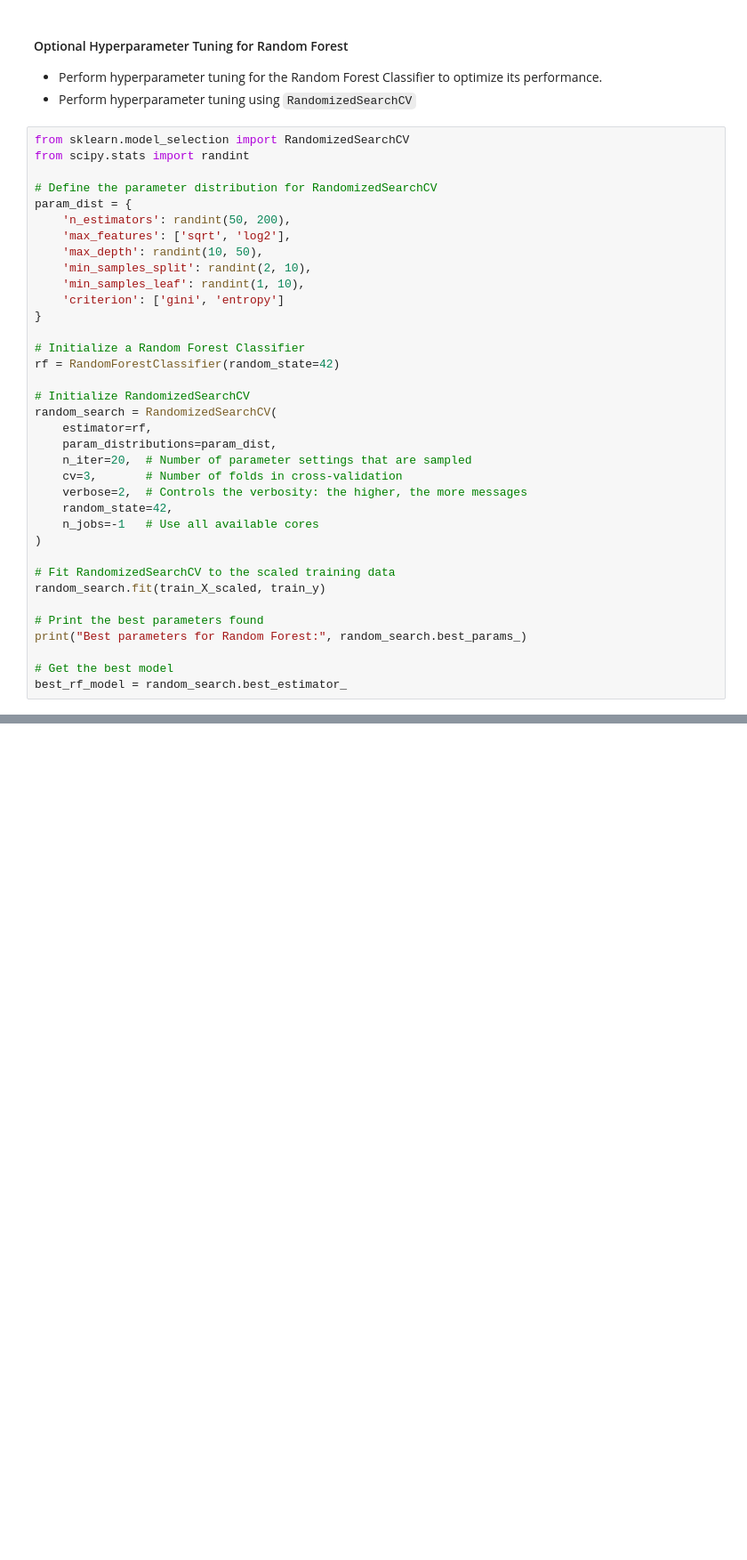
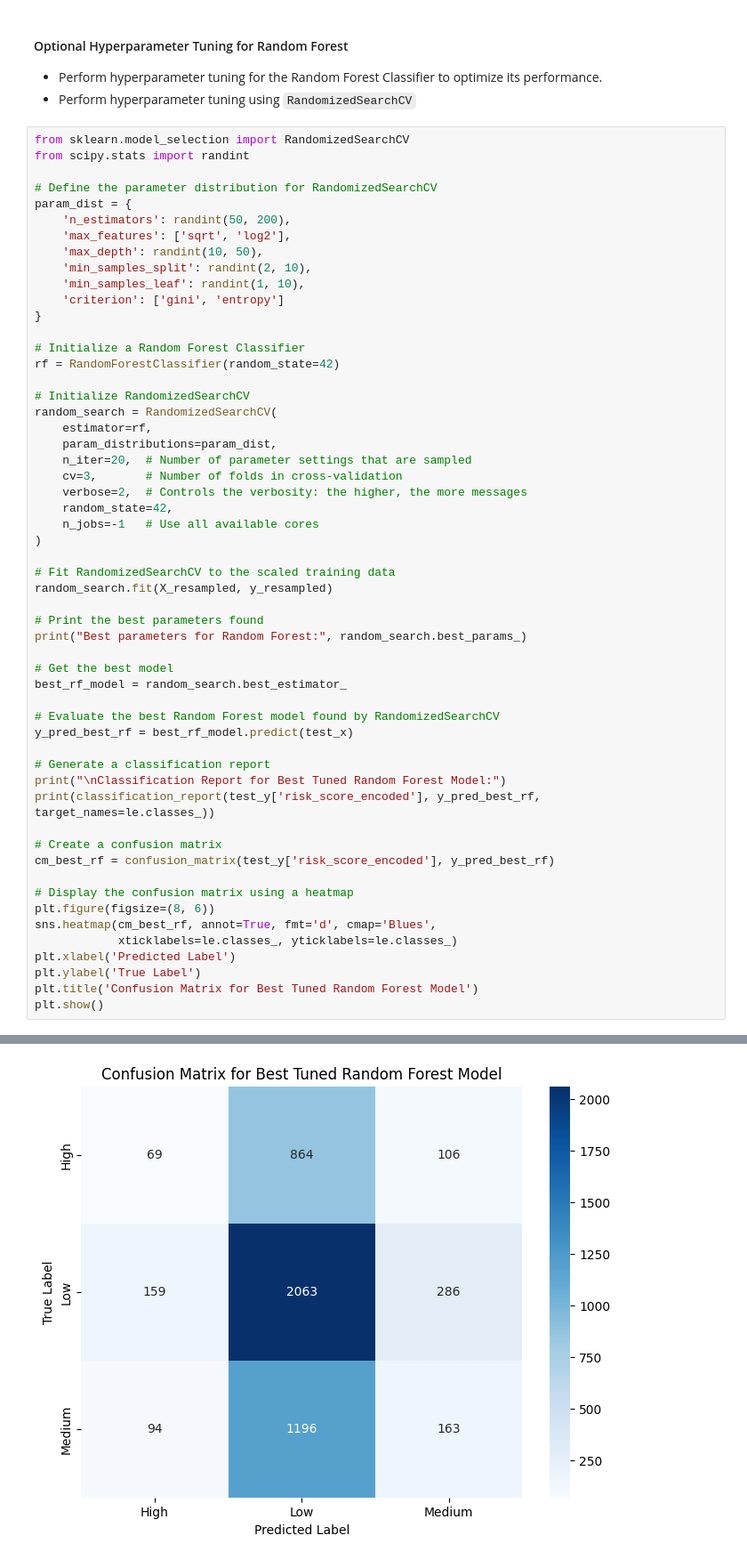
Before and after one commit to rahilkhan-acadmic/APAIML-GradedMiniProject, a Jupyter notebook: capstone/02_risk_model.ipynb, the cells around one changed output, grey strips where cells are left out. Shown at 89% size. Drawn from its saved outputs; the diff is of its cells as text; blank space fills up the shorter version.

```diff
--- a/capstone/02_risk_model.ipynb
+++ b/capstone/02_risk_model.ipynb
@@ -276,10 +594,30 @@ random_search = RandomizedSearchCV(
 )
 
 # Fit RandomizedSearchCV to the scaled training data
-random_search.fit(train_X_scaled, train_y)
+random_search.fit(X_resampled, y_resampled)
 
 # Print the best parameters found
 print("Best parameters for Random Forest:", random_search.best_params_)
 
 # Get the best model
 best_rf_model = random_search.best_estimator_
+
+# Evaluate the best Random Forest model found by RandomizedSearchCV
+y_pred_best_rf = best_rf_model.predict(test_x)
+
+# Generate a classification report
+print("\nClassification Report for Best Tuned Random Forest Model:")
+print(classification_report(test_y['risk_score_encoded'], y_pred_best_rf, target_names=le.classes_))
+
+# Create a confusion matrix
+cm_best_rf = confusion_matrix(test_y['risk_score_encoded'], y_pred_best_rf)
+
+# Display the confusion matrix using a heatmap
+plt.figure(figsize=(8, 6))
+sns.heatmap(cm_best_rf, annot=True, fmt='d', cmap='Blues',
+            xticklabels=le.classes_, yticklabels=le.classes_)
+plt.xlabel('Predicted Label')
+plt.ylabel('True Label')
+plt.title('Confusion Matrix for Best Tuned Random Forest Model')
+plt.show()
+# %% [output]
@@ -285,0 +637 @@ best_rf_model = random_search.best_estimator_
+[figure, added]
```
Also changed, not shown: parts of 46 cells of this notebook.
